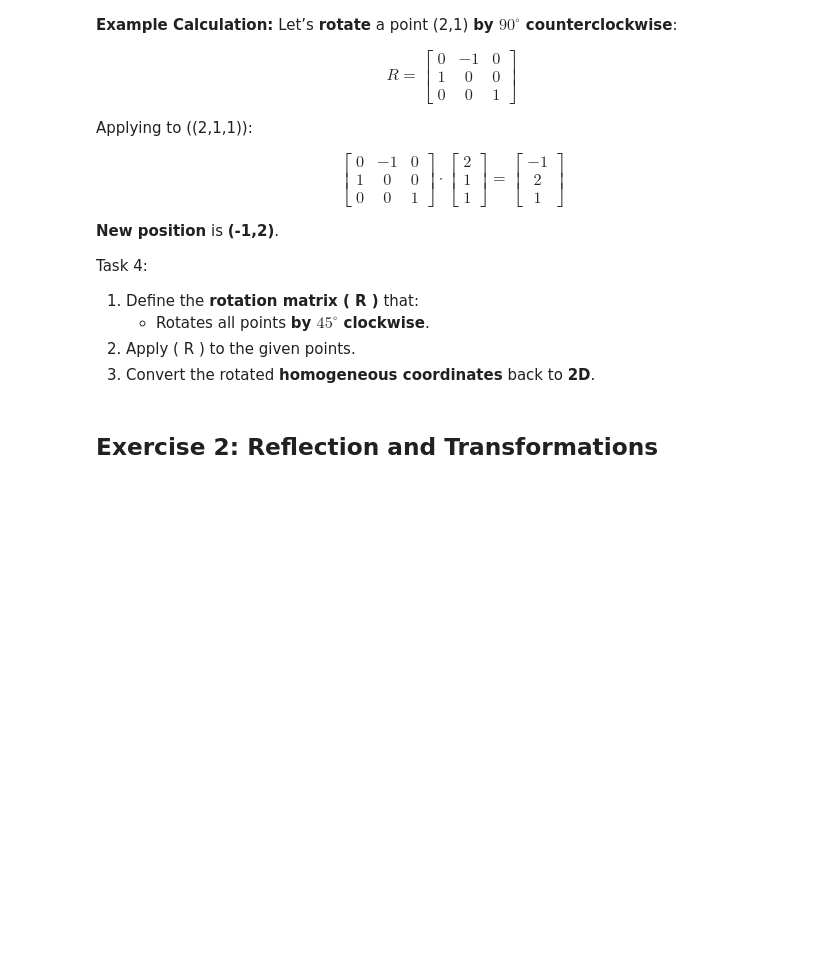
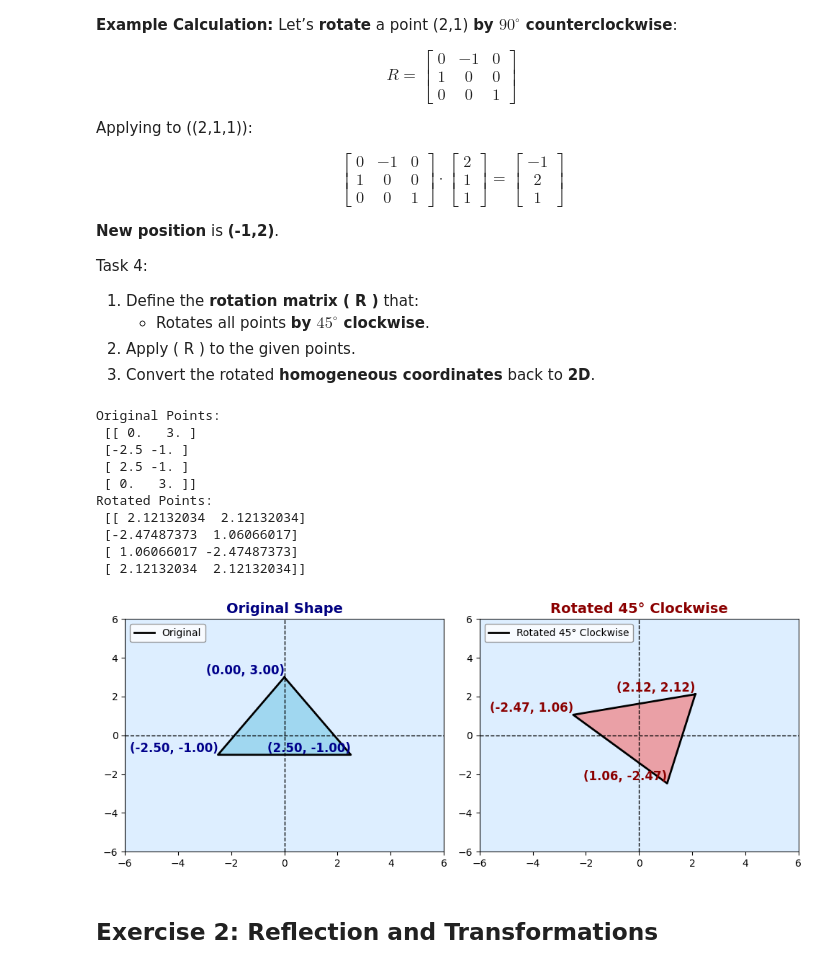
Before and after one commit to jaronbarrettCU/CSCI-2820-Group-Project, a Jupyter notebook: Computer_Graphics_Project (1).ipynb, the cells around one changed output. Cells and saved outputs as stored; diff of their text form; code cells hidden in the pictures; blank space fills up the shorter version.

```diff
--- a/Computer_Graphics_Project (1).ipynb
+++ b/Computer_Graphics_Project (1).ipynb
@@ -562,15 +562,33 @@ Task 4:
 # %%
 # TODO: Define function to apply rotation
 def rotate(points, theta_deg):
     """Apply rotation transformation about the origin using homogeneous coordinates."""
-
-    #CodeSolution here
-    pass
+    theta_rads = np.deg2rad(theta_deg)
+    points_hom = to_homogeneous(points)
+    rotation_matrix = np.array([[np.cos(theta_rads), -np.sin(theta_rads), 0],
+                                [np.sin(theta_rads), np.cos(theta_rads), 0],
+                                [0, 0, 1]])
+    points_hom_rotated = (rotation_matrix @ points_hom.transpose()).transpose()
+    return from_homogeneous(points_hom_rotated)
 
 
+theta_deg = -45 # Negative value rotates object clockwise
 rotated_points = rotate(points_2d, theta_deg)
+print("Original Points:\n", points_2d)
 print("Rotated Points:\n", rotated_points)
 plot_transformation(points_2d, rotated_points, "Rotated 45° Clockwise")
+# %% [output]
+Original Points:
+ [[ 0.   3. ]
+ [-2.5 -1. ]
+ [ 2.5 -1. ]
+ [ 0.   3. ]]
+Rotated Points:
+ [[ 2.12132034  2.12132034]
+ [-2.47487373  1.06066017]
+ [ 1.06066017 -2.47487373]
+ [ 2.12132034  2.12132034]]
+[figure, added]
 # %% [markdown]
 ## Exercise 2: Reflection and Transformations
 # %% [markdown]
```
